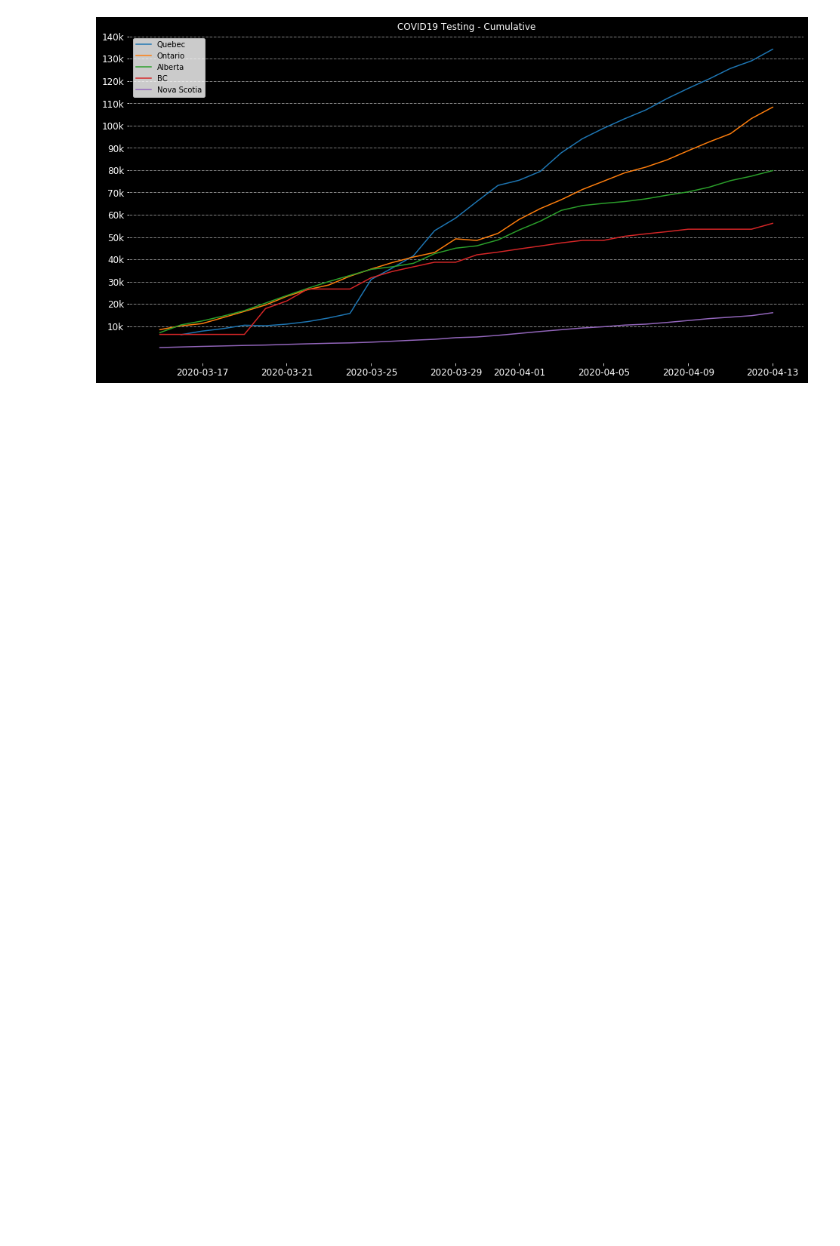
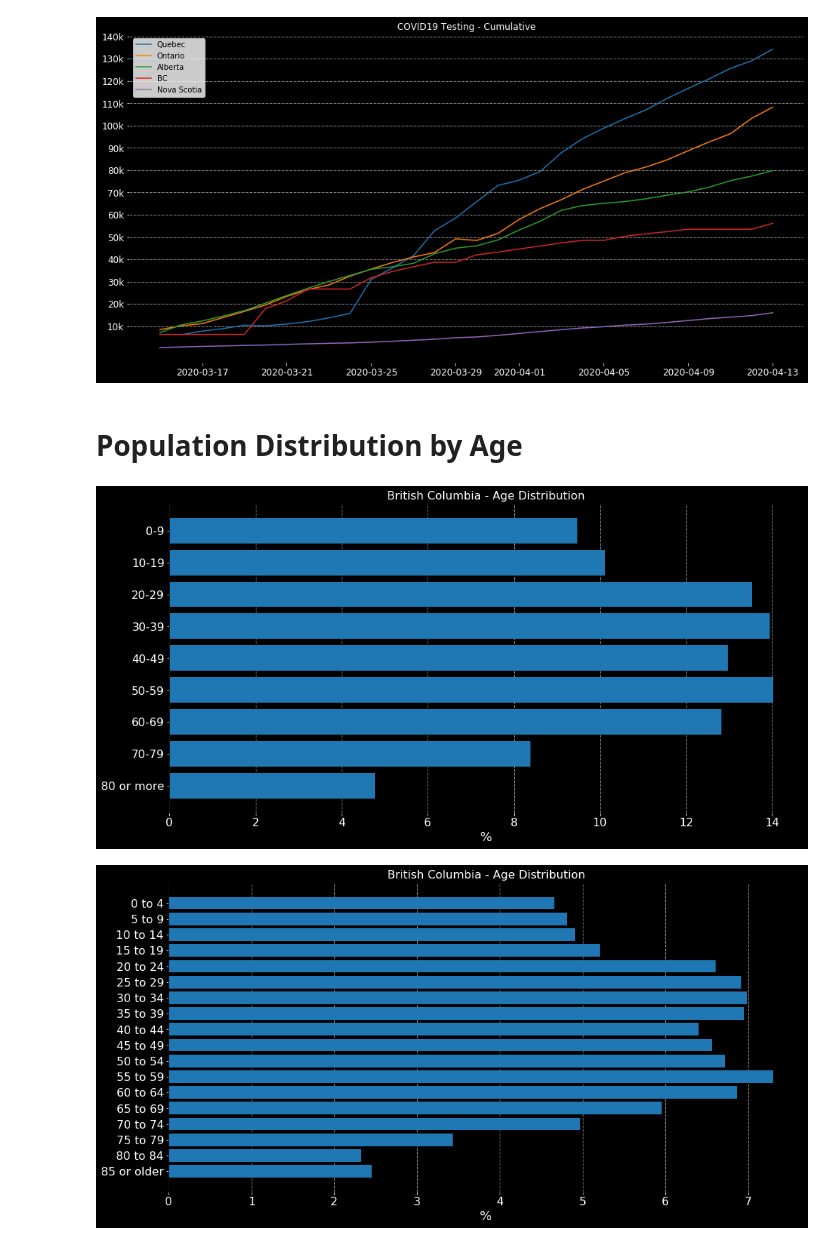
Before and after one commit to Thiagobc23/COVID-19, a Jupyter notebook: 08_canada.ipynb, the cells around one changed output. Cells and saved outputs as stored; diff of their text form; code cells hidden in the pictures; blank space fills up the shorter version.

```diff
--- a/08_canada.ipynb
+++ b/08_canada.ipynb
@@ -129,3 +130,5 @@ ax.xaxis.label.set_color('white')
 plt.savefig('img/testing_canada.png', facecolor='black', edgecolor='none')
 # %% [output]
 [figure]
+# %% [markdown]
+# Population Distribution by Age
@@ -131,0 +233,16 @@ plt.savefig('img/testing_canada.png', facecolor='black', edgecolor='none')
+# %%
+fig, ax = plt.subplots(1, figsize=(16,8), facecolor='black')
+
+pop_age2('British Columbia')
+
+
+plt.savefig('img/bc_age.png', facecolor='black', edgecolor='none')
+
+fig, ax = plt.subplots(1, figsize=(16,8), facecolor='black')
+
+pop_age('British Columbia')
+
+plt.show()
+# %% [output]
+[figure, added]
+[figure, added]
```
Also changed, not shown: parts of 18 cells of this notebook, 5 other files.
